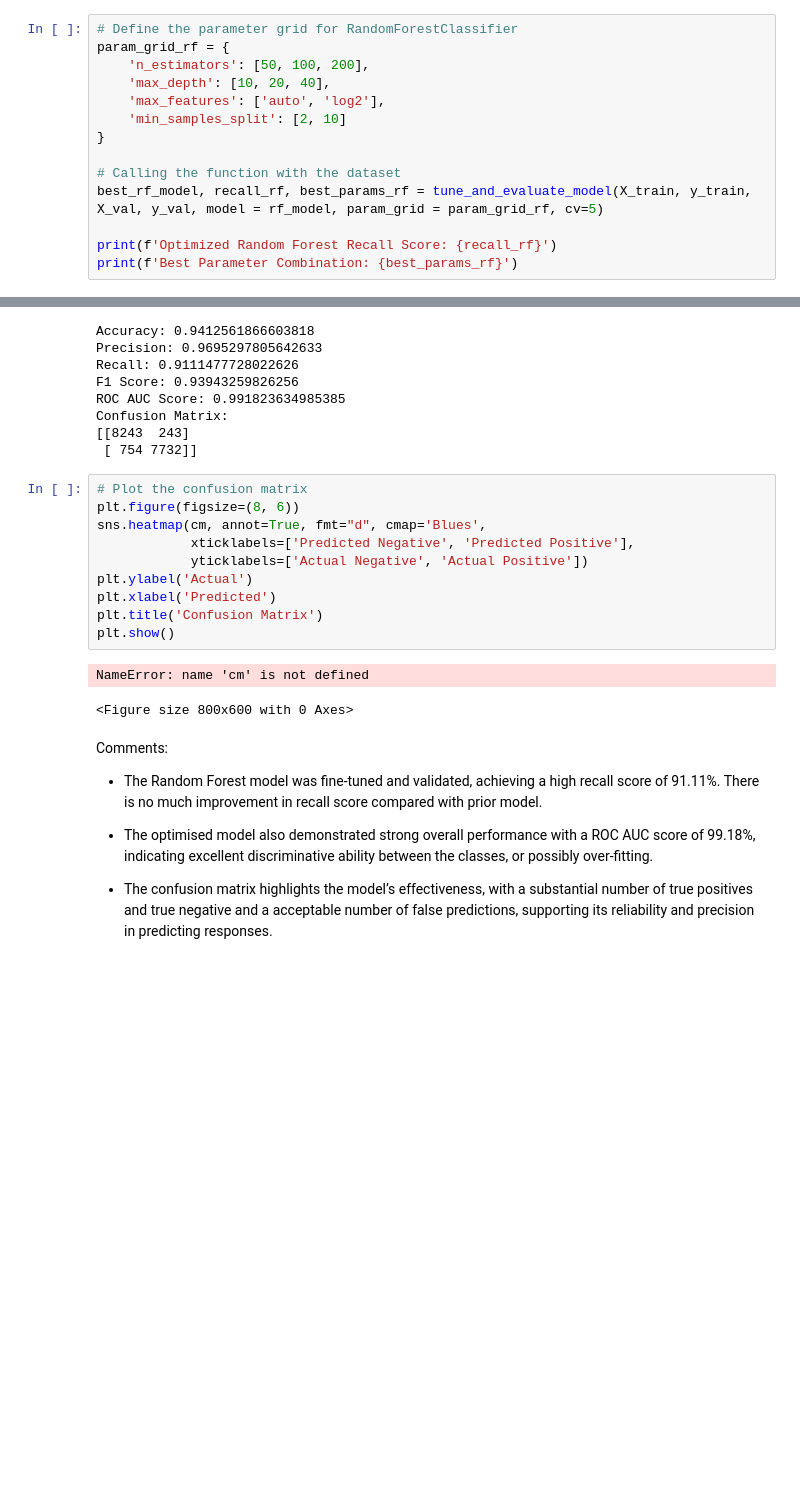
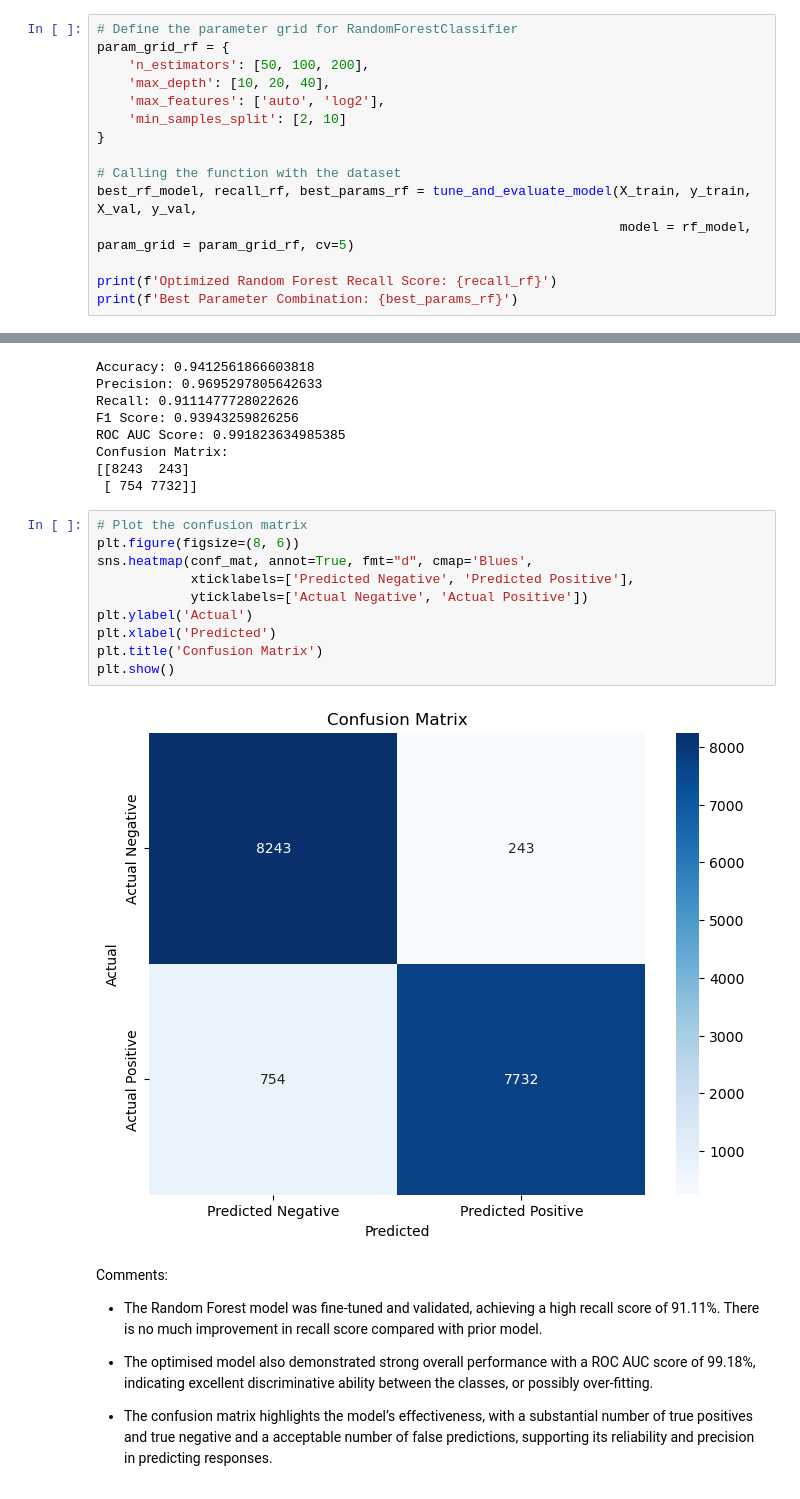
Before and after one commit to Hongyi-Luu/DS_Project-4, a Jupyter notebook: Arvato Project Workbook.ipynb, the cells around one changed output, grey strips where cells are left out. Cells and saved outputs as stored; diff of their text form; blank space fills up the shorter version.

```diff
--- a/Arvato Project Workbook.ipynb
+++ b/Arvato Project Workbook.ipynb
@@ -1143,7 +1138,8 @@ param_grid_rf = {
 }
 
 # Calling the function with the dataset
-best_rf_model, recall_rf, best_params_rf = tune_and_evaluate_model(X_train, y_train, X_val, y_val, model = rf_model, param_grid = param_grid_rf, cv=5)
+best_rf_model, recall_rf, best_params_rf = tune_and_evaluate_model(X_train, y_train, X_val, y_val,
+                                                                   model = rf_model, param_grid = param_grid_rf, cv=5)
 
 print(f'Optimized Random Forest Recall Score: {recall_rf}')
 print(f'Best Parameter Combination: {best_params_rf}')
@@ -1188,16 +1184,15 @@ Confusion Matrix:
 # %%
 # Plot the confusion matrix
 plt.figure(figsize=(8, 6))
-sns.heatmap(cm, annot=True, fmt="d", cmap='Blues',
+sns.heatmap(conf_mat, annot=True, fmt="d", cmap='Blues',
             xticklabels=['Predicted Negative', 'Predicted Positive'],
             yticklabels=['Actual Negative', 'Actual Positive'])
 plt.ylabel('Actual')
 plt.xlabel('Predicted')
 plt.title('Confusion Matrix')
 plt.show()
 # %% [output]
-NameError: name 'cm' is not defined
-<Figure size 800x600 with 0 Axes>
+[figure, added]
 # %% [markdown]
 Comments:
 
```
Also changed, not shown: parts of 3 cells of this notebook, 2 other files.
